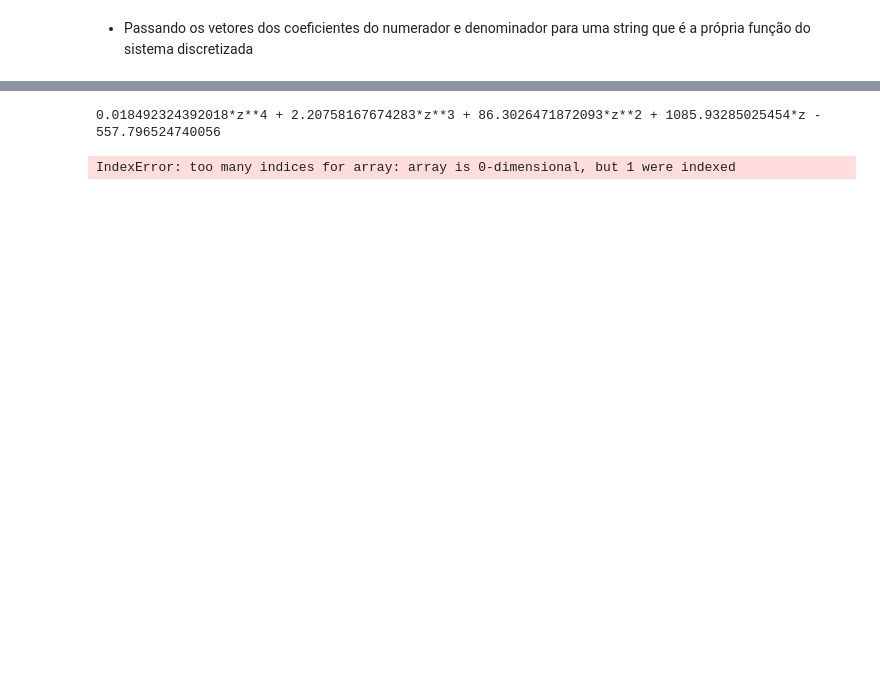
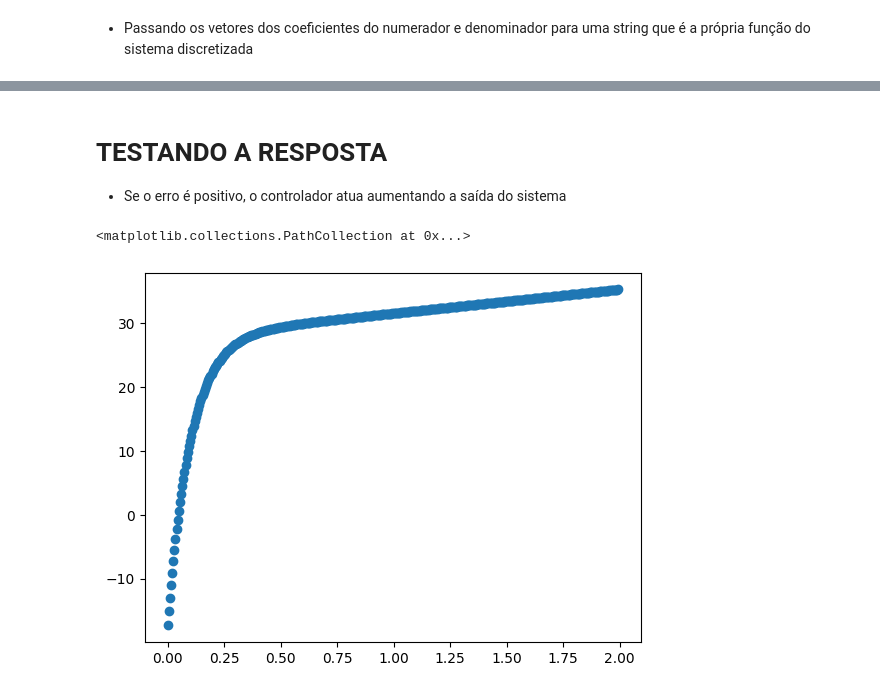
Before and after one commit to KlaussMarchi/BallPlate, a Jupyter notebook: DIGITAL/Analisys.ipynb, the cells around one changed output, grey strips where cells are left out. Cells and saved outputs as stored; diff of their text form; code cells hidden in the pictures; blank space fills up the shorter version.

```diff
--- a/DIGITAL/Analisys.ipynb
+++ b/DIGITAL/Analisys.ipynb
@@ -134,15 +116,16 @@ $\displaystyle \frac{0.018492324392018 z^{4} + 2.20758167674283 z^{3} + 86.30264
-# %%
-num, den = sp.fraction(C)
-print(num)
-
-num = np.squeeze(num)
-den = np.squeeze(den)
-
-num = num/den[0]
-den = den/den[0]
-
-print(num)
-print(den)
-# %% [output]
-0.018492324392018*z**4 + 2.20758167674283*z**3 + 86.3026471872093*z**2 + 1085.93285025454*z - 557.796524740056
-IndexError: too many indices for array: array is 0-dimensional, but 1 were indexed
+# %% [markdown]
+# TESTANDO A RESPOSTA
+- Se o erro é positivo, o controlador atua aumentando a saída do sistema
+# %%
+inputValue = 5
+setpoint   = 10
+
+Y_n1 = Y_n2 = Y_n3 = 0
+X_n1 = X_n2 = X_n3 = 0
+
+time     = np.arange(0, 2, T)
+response = [computeController(inputValue, setpoint) for i in time]
+plt.scatter(time, response)
+# %% [output]
+<matplotlib.collections.PathCollection at 0x...>
+[figure, added]
```
Also changed, not shown: parts of 28 cells of this notebook, 2 other files.
